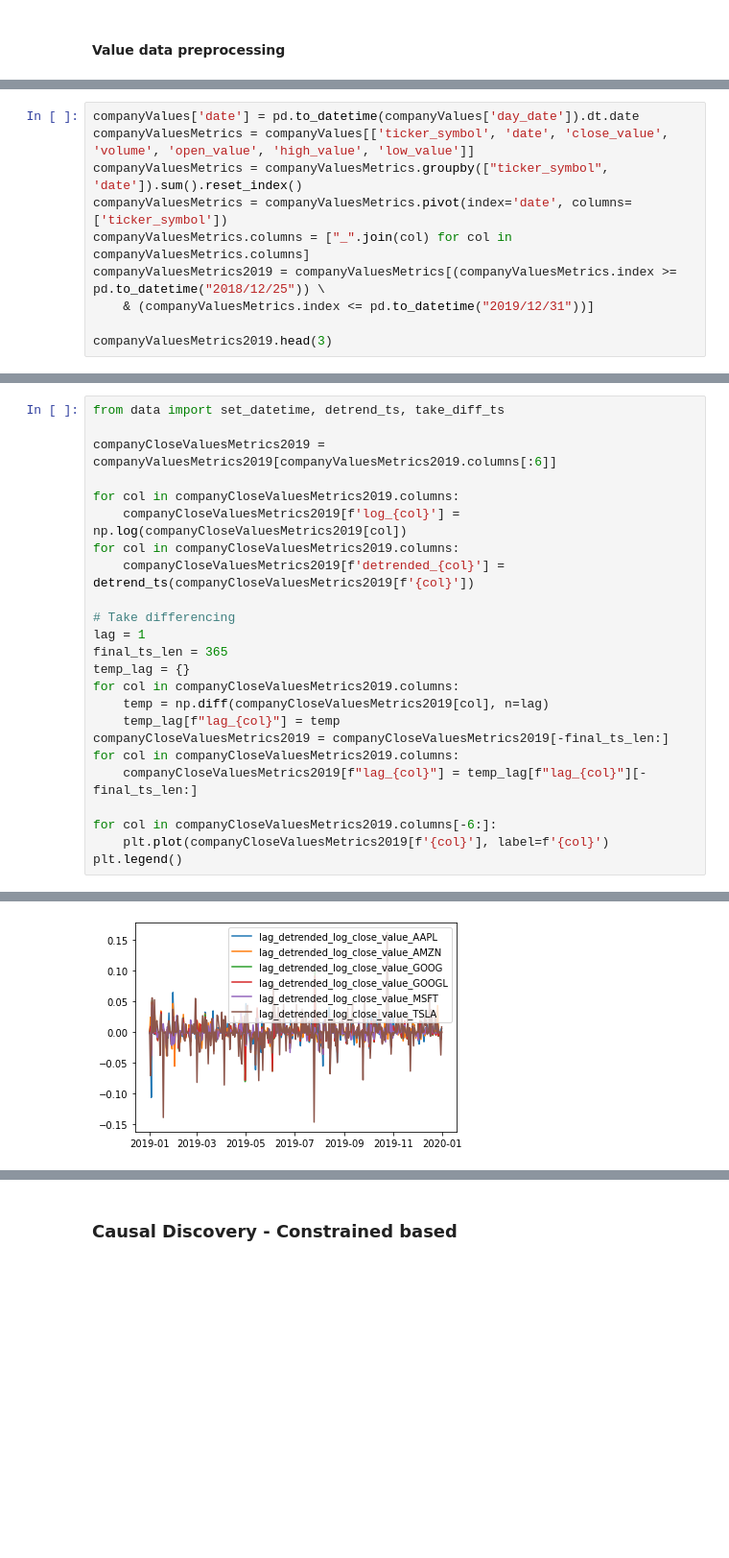
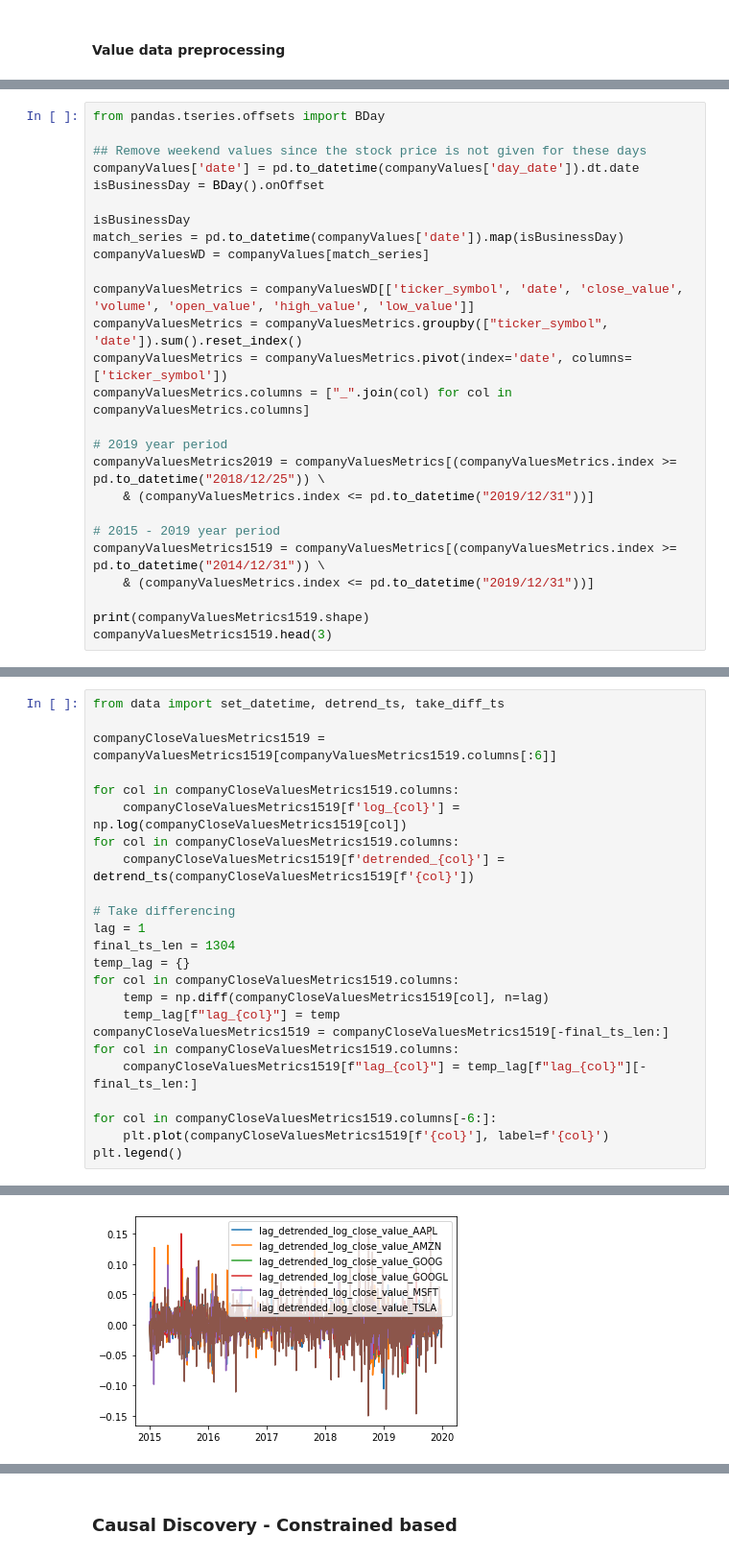
Before and after one commit to dssaenzml/ml703_timeSeriesCausalDiscovery, a Jupyter notebook: Pytrad/stocks_causal_discovery_pytrad.ipynb, the cells around one changed output, grey strips where cells are left out. Shown at 96% size. Saved outputs shown, nothing was run; the diff lists cells and outputs as text; blank space fills up the shorter version.

```diff
--- a/Pytrad/stocks_causal_discovery_pytrad.ipynb
+++ b/Pytrad/stocks_causal_discovery_pytrad.ipynb
@@ -446,11 +530,27 @@ tweetMetricsFinal.head(3)
 # %%
+from pandas.tseries.offsets import BDay
+
+## Remove weekend values since the stock price is not given for these days
 companyValues['date'] = pd.to_datetime(companyValues['day_date']).dt.date
-companyValuesMetrics = companyValues[['ticker_symbol', 'date', 'close_value', 'volume', 'open_value', 'high_value', 'low_value']]
+isBusinessDay = BDay().onOffset
+
+isBusinessDay
+match_series = pd.to_datetime(companyValues['date']).map(isBusinessDay)
+companyValuesWD = companyValues[match_series]
+
+companyValuesMetrics = companyValuesWD[['ticker_symbol', 'date', 'close_value', 'volume', 'open_value', 'high_value', 'low_value']]
 companyValuesMetrics = companyValuesMetrics.groupby(["ticker_symbol", 'date']).sum().reset_index()
 companyValuesMetrics = companyValuesMetrics.pivot(index='date', columns=['ticker_symbol'])
 companyValuesMetrics.columns = ["_".join(col) for col in companyValuesMetrics.columns]
+
+# 2019 year period
 companyValuesMetrics2019 = companyValuesMetrics[(companyValuesMetrics.index >= pd.to_datetime("2018/12/25")) \
     & (companyValuesMetrics.index <= pd.to_datetime("2019/12/31"))]
 
-companyValuesMetrics2019.head(3)
+# 2015 - 2019 year period
+companyValuesMetrics1519 = companyValuesMetrics[(companyValuesMetrics.index >= pd.to_datetime("2014/12/31")) \
+    & (companyValuesMetrics.index <= pd.to_datetime("2019/12/31"))]
+
+print(companyValuesMetrics1519.shape)
+companyValuesMetrics1519.head(3)
 # %% [output]
@@ -469,47 +571,47 @@ Index(['close_value_AAPL', 'close_value_AMZN', 'close_value_GOOG',
 # %%
 from data import set_datetime, detrend_ts, take_diff_ts
 
-companyCloseValuesMetrics2019 = companyValuesMetrics2019[companyValuesMetrics2019.columns[:6]]
+companyCloseValuesMetrics1519 = companyValuesMetrics1519[companyValuesMetrics1519.columns[:6]]
 
-for col in companyCloseValuesMetrics2019.columns:
-    companyCloseValuesMetrics2019[f'log_{col}'] = np.log(companyCloseValuesMetrics2019[col])
-for col in companyCloseValuesMetrics2019.columns:
-    companyCloseValuesMetrics2019[f'detrended_{col}'] = detrend_ts(companyCloseValuesMetrics2019[f'{col}'])
+for col in companyCloseValuesMetrics1519.columns:
+    companyCloseValuesMetrics1519[f'log_{col}'] = np.log(companyCloseValuesMetrics1519[col])
+for col in companyCloseValuesMetrics1519.columns:
+    companyCloseValuesMetrics1519[f'detrended_{col}'] = detrend_ts(companyCloseValuesMetrics1519[f'{col}'])
 
 # Take differencing
 lag = 1
-final_ts_len = 365
+final_ts_len = 1304
 temp_lag = {}
-for col in companyCloseValuesMetrics2019.columns:
-    temp = np.diff(companyCloseValuesMetrics2019[col], n=lag)
+for col in companyCloseValuesMetrics1519.columns:
+    temp = np.diff(companyCloseValuesMetrics1519[col], n=lag)
     temp_lag[f"lag_{col}"] = temp
-companyCloseValuesMetrics2019 = companyCloseValuesMetrics2019[-final_ts_len:]
-for col in companyCloseValuesMetrics2019.columns:
-    companyCloseValuesMetrics2019[f"lag_{col}"] = temp_lag[f"lag_{col}"][-final_ts_len:]
+companyCloseValuesMetrics1519 = companyCloseValuesMetrics1519[-final_ts_len:]
+for col in companyCloseValuesMetrics1519.columns:
+    companyCloseValuesMetrics1519[f"lag_{col}"] = temp_lag[f"lag_{col}"][-final_ts_len:]
 
-for col in companyCloseValuesMetrics2019.columns[-6:]:
-    plt.plot(companyCloseValuesMetrics2019[f'{col}'], label=f'{col}')
+for col in companyCloseValuesMetrics1519.columns[-6:]:
+    plt.plot(companyCloseValuesMetrics1519[f'{col}'], label=f'{col}')
 plt.legend()
 # %% [output]
 A value is trying to be set on a copy of a slice from a DataFrame.
 Try using .loc[row_indexer,col_indexer] = value instead
 
 See the caveats in the documentation: https://pandas.pydata.org/pandas-docs/stable/user_guide/indexing.html#returning-a-view-versus-a-copy
 
 A value is trying to be set on a copy of a slice from a DataFrame.
 Try using .loc[row_indexer,col_indexer] = value instead
 
 See the caveats in the documentation: https://pandas.pydata.org/pandas-docs/stable/user_guide/indexing.html#returning-a-view-versus-a-copy
 
 A value is trying to be set on a copy of a slice from a DataFrame.
 Try using .loc[row_indexer,col_indexer] = value instead
 ... (48 lines left out)
 A value is trying to be set on a copy of a slice from a DataFrame.
 Try using .loc[row_indexer,col_indexer] = value instead
 
 See the caveats in the documentation: https://pandas.pydata.org/pandas-docs/stable/user_guide/indexing.html#returning-a-view-versus-a-copy
 <matplotlib.legend.Legend at 0x...>
-[figure, old version]
+[figure, new version]
 # %%
 from statsmodels.tsa.stattools import adfuller
 from statsmodels.tsa.stattools import zivot_andrews
```
Also changed, not shown: parts of 33 cells of this notebook, 1 other file.
